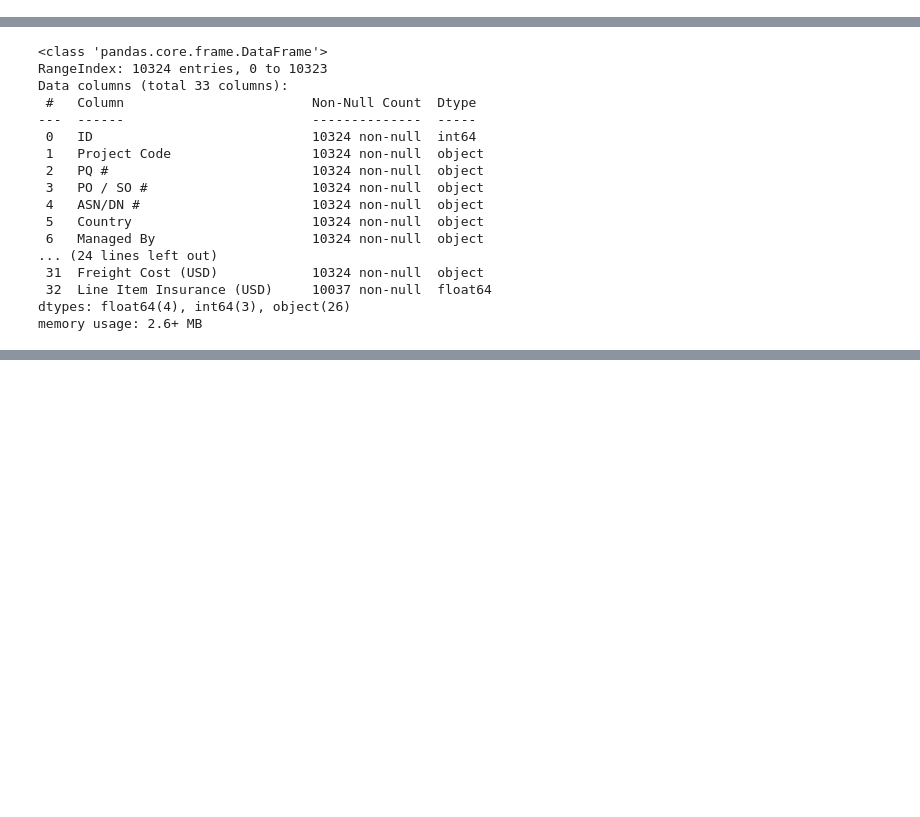
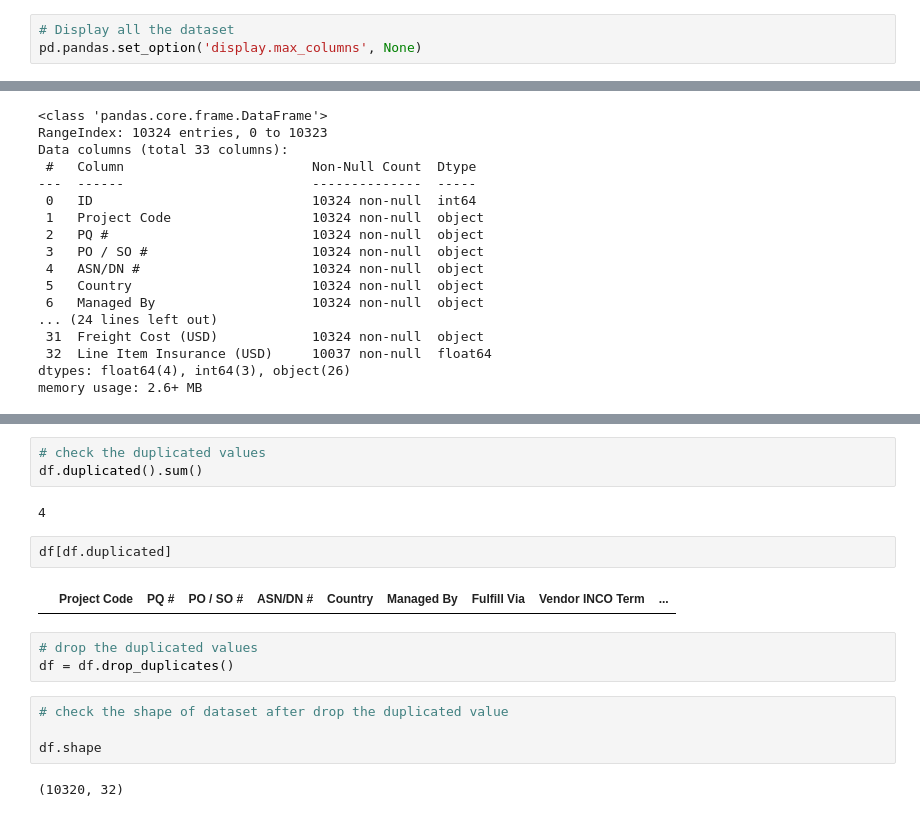
Before and after one commit to alinegorischf/Shipment-Price-Prediction, a Jupyter notebook: Shipment_Price_Prediction.ipynb, the cells around one changed output, grey strips where cells are left out. Drawn from its saved outputs; the diff is of its cells as text; blank space fills up the shorter version.

```diff
--- a/Shipment_Price_Prediction.ipynb
+++ b/Shipment_Price_Prediction.ipynb
@@ -36,6 +54,9 @@ Requirement already satisfied: six in /usr/local/lib/python3.10/dist-packages (f
 Requirement already satisfied: python-dateutil>=2.8.1 in /usr/local/lib/python3.10/dist-packages (from pandas>=1.1.0->geopandas) (2.8.2)
 Requirement already satisfied: pytz>=2020.1 in /usr/local/lib/python3.10/dist-packages (from pandas>=1.1.0->geopandas) (2023.3.post1)
 Requirement already satisfied: numpy>=1.21.0 in /usr/local/lib/python3.10/dist-packages (from pandas>=1.1.0->geopandas) (1.23.5)
+# %%
+# Display all the dataset
+pd.pandas.set_option('display.max_columns', None)
 # %%
 data = '/content/Shipment-Price-Prediction/dataset/SCMS_Delivery_History_Dataset.csv'
 read = pd.read_csv(data)
@@ -157,0 +236,18 @@ dtype: object
+# %%
+# check the duplicated values
+df.duplicated().sum()
+# %% [output]
+4
+# %%
+df[df.duplicated]
+# %% [output]
+|  | Project Code | PQ # | PO / SO # | ASN/DN # | Country | Managed By | Fulfill Via | Vendor INCO Term | ... |
+# %%
+# drop the duplicated values
+df = df.drop_duplicates()
+# %%
+# check the shape of dataset after drop the duplicated value
+
+df.shape
+# %% [output]
+(10320, 32)
```
Also changed, not shown: parts of 25 cells of this notebook.
